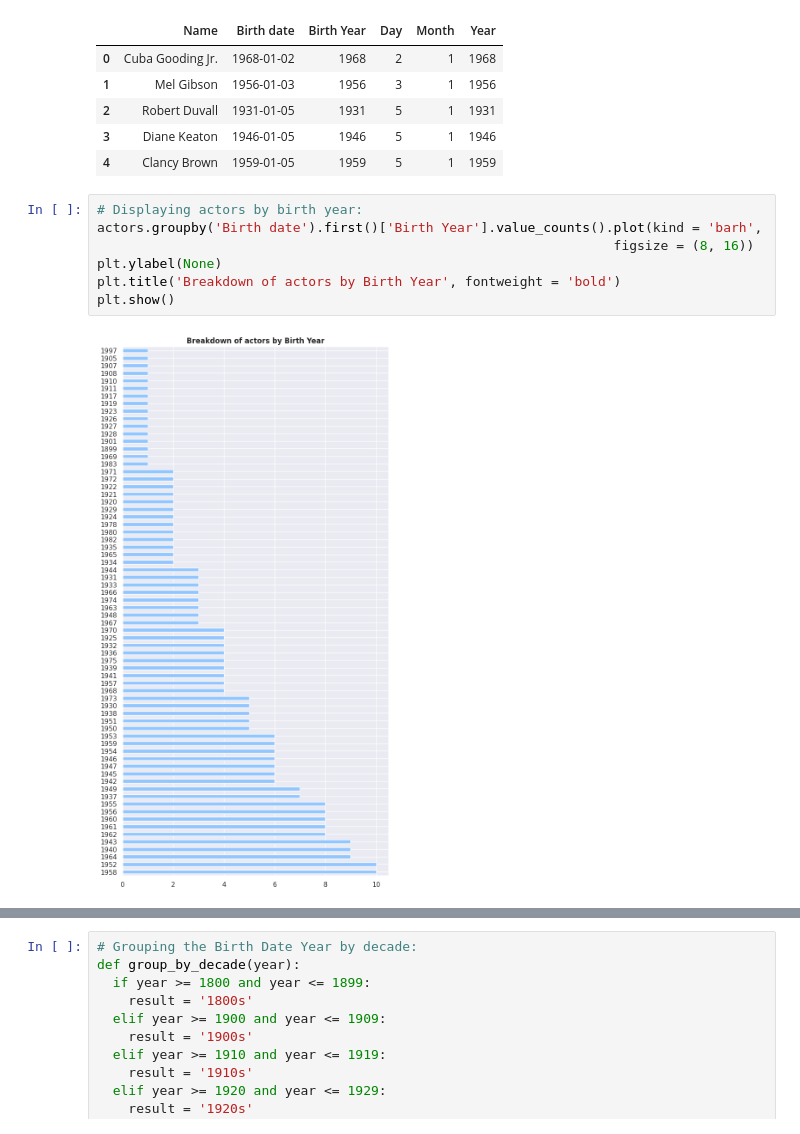
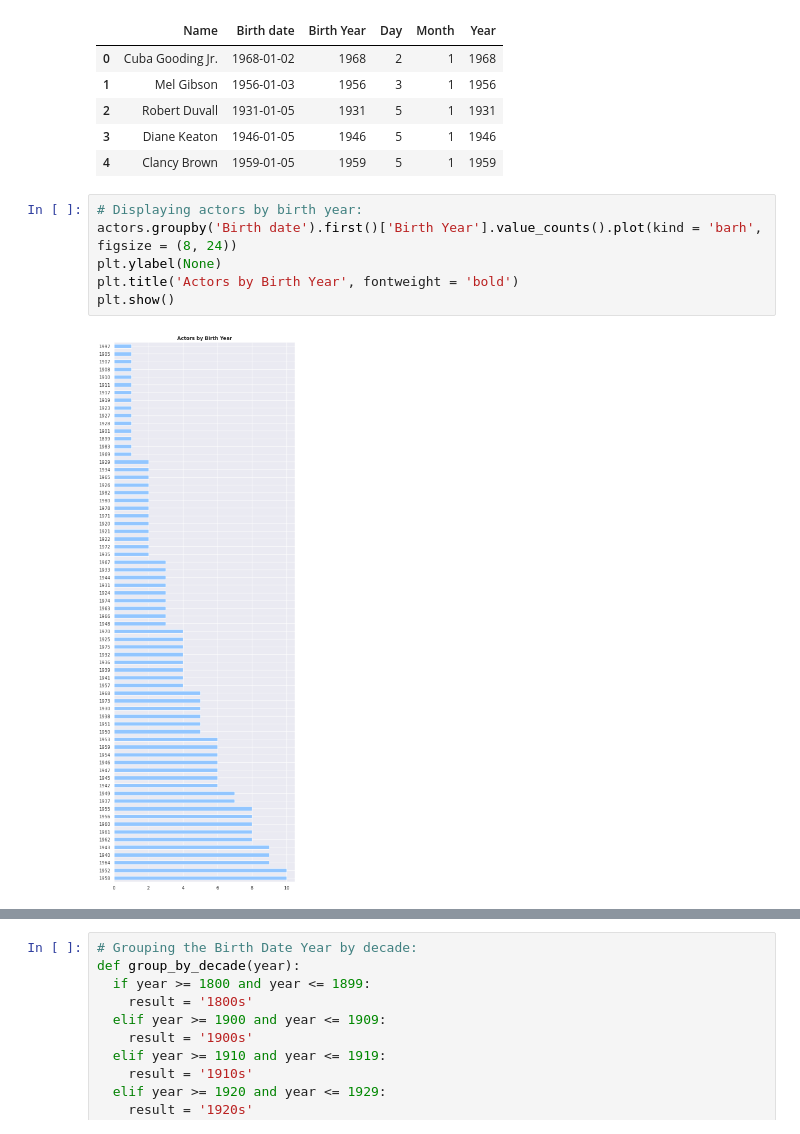
Before and after one commit to guilhermelaviola/FavoriteActorsAnalysis, a Jupyter notebook: FavoriteActorsAnalysis.ipynb, the cells around one changed output, grey strips where cells are left out. Saved outputs shown, nothing was run; the diff lists cells and outputs as text.

```diff
--- a/FavoriteActorsAnalysis.ipynb
+++ b/FavoriteActorsAnalysis.ipynb
@@ -56,12 +56,11 @@ actors.head()
 | 4 | Clancy Brown | 1959-01-05 | 1959 | 5 | 1 | 1959 |
 # %%
 # Displaying actors by birth year:
-actors.groupby('Birth date').first()['Birth Year'].value_counts().plot(kind = 'barh',
-                                                                  figsize = (8, 16))
+actors.groupby('Birth date').first()['Birth Year'].value_counts().plot(kind = 'barh', figsize = (8, 24))
 plt.ylabel(None)
-plt.title('Breakdown of actors by Birth Year', fontweight = 'bold')
+plt.title('Actors by Birth Year', fontweight = 'bold')
 plt.show()
 # %% [output]
-[figure, old version]
+[figure, new version]
 # %%
 # Displaying actors by birth month:
```
Also changed, not shown: parts of 4 cells of this notebook.
